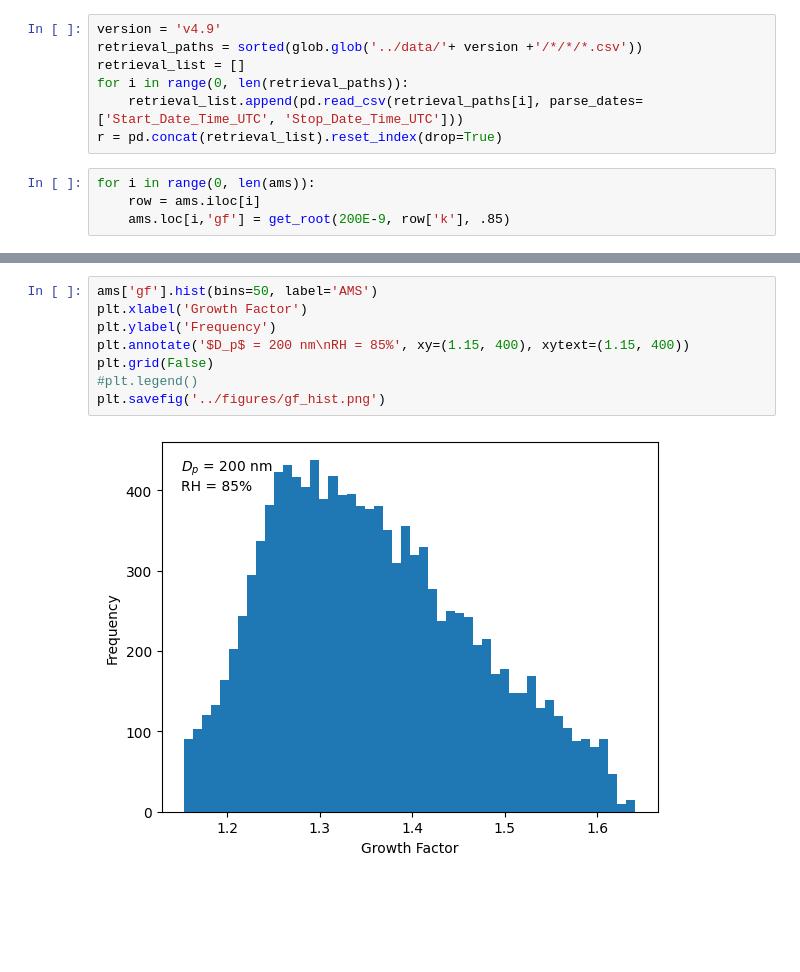
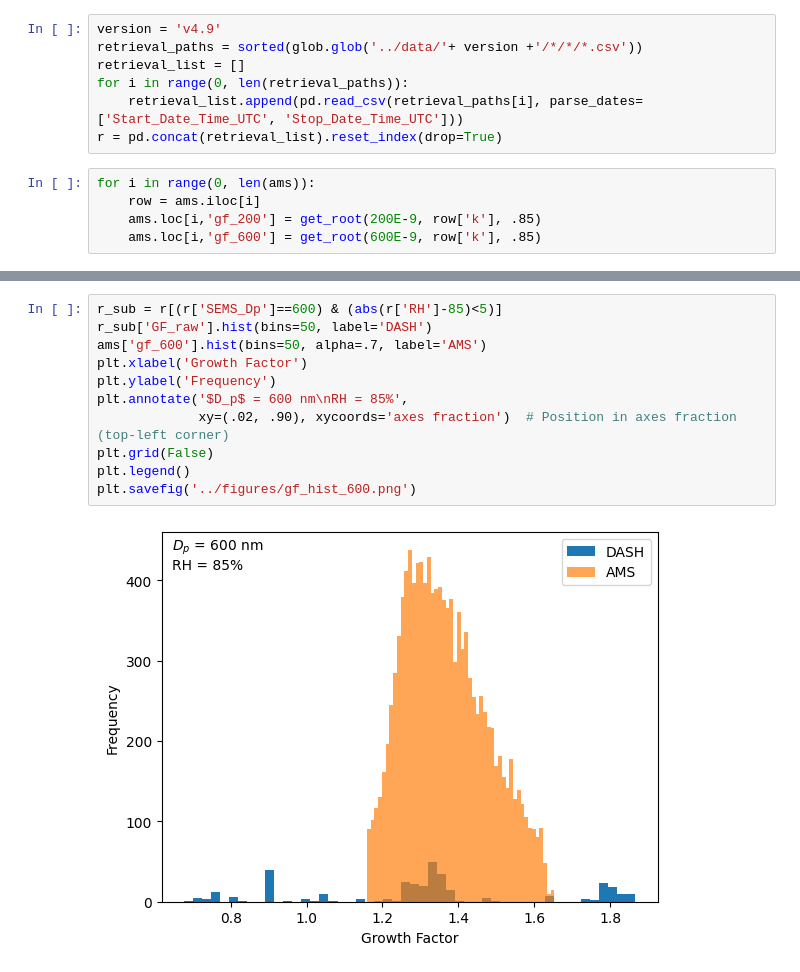
Before and after one commit to csoloff/ARCSIX_DASH, a Jupyter notebook: scripts/gf_kappa.ipynb, the cells around one changed output, grey strips where cells are left out. Drawn from its saved outputs; the diff is of its cells as text; blank space fills up the shorter version.

```diff
--- a/scripts/gf_kappa.ipynb
+++ b/scripts/gf_kappa.ipynb
@@ -32,4 +32,5 @@ r = pd.concat(retrieval_list).reset_index(drop=True)
 # %%
 for i in range(0, len(ams)):
     row = ams.iloc[i]
-    ams.loc[i,'gf'] = get_root(200E-9, row['k'], .85)
+    ams.loc[i,'gf_200'] = get_root(200E-9, row['k'], .85)
+    ams.loc[i,'gf_600'] = get_root(600E-9, row['k'], .85)
@@ -54,12 +47,15 @@ plt.savefig('../figures/gf_hist.png')
 # %% [output]
 [figure]
 # %%
-ams['gf'].hist(bins=50, label='AMS')
+r_sub = r[(r['SEMS_Dp']==600) & (abs(r['RH']-85)<5)]
+r_sub['GF_raw'].hist(bins=50, label='DASH')
+ams['gf_600'].hist(bins=50, alpha=.7, label='AMS')
 plt.xlabel('Growth Factor')
 plt.ylabel('Frequency')
-plt.annotate('$D_p$ = 200 nm\nRH = 85%', xy=(1.15, 400), xytext=(1.15, 400))
+plt.annotate('$D_p$ = 600 nm\nRH = 85%',
+             xy=(.02, .90), xycoords='axes fraction')  # Position in axes fraction (top-left corner)
 plt.grid(False)
-#plt.legend()
-plt.savefig('../figures/gf_hist.png')
+plt.legend()
+plt.savefig('../figures/gf_hist_600.png')
 # %% [output]
-[figure, old version]
+[figure, new version]
```
Also changed, not shown: parts of 3 cells of this notebook.
